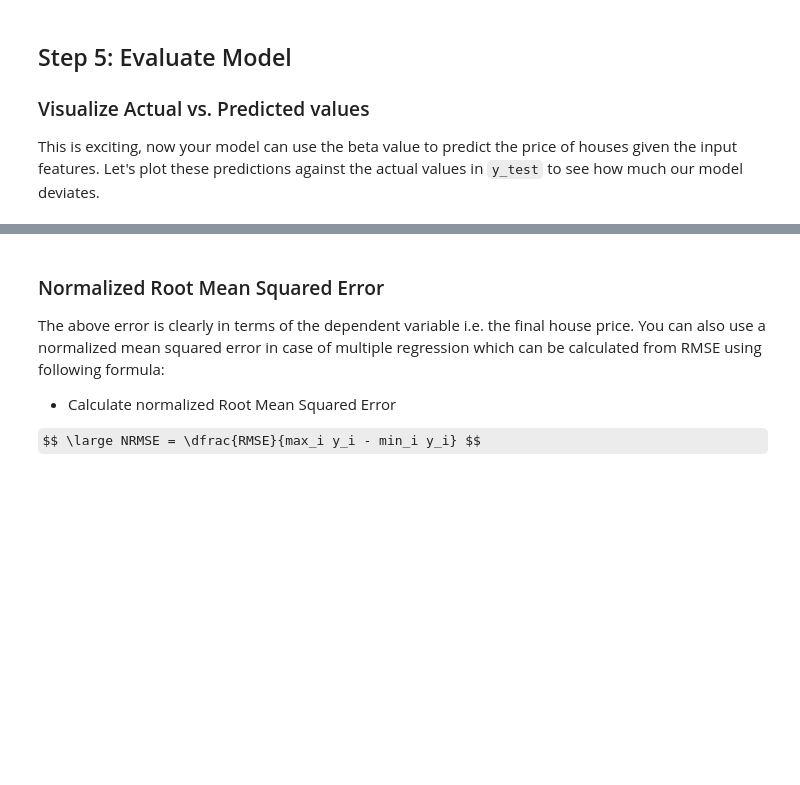
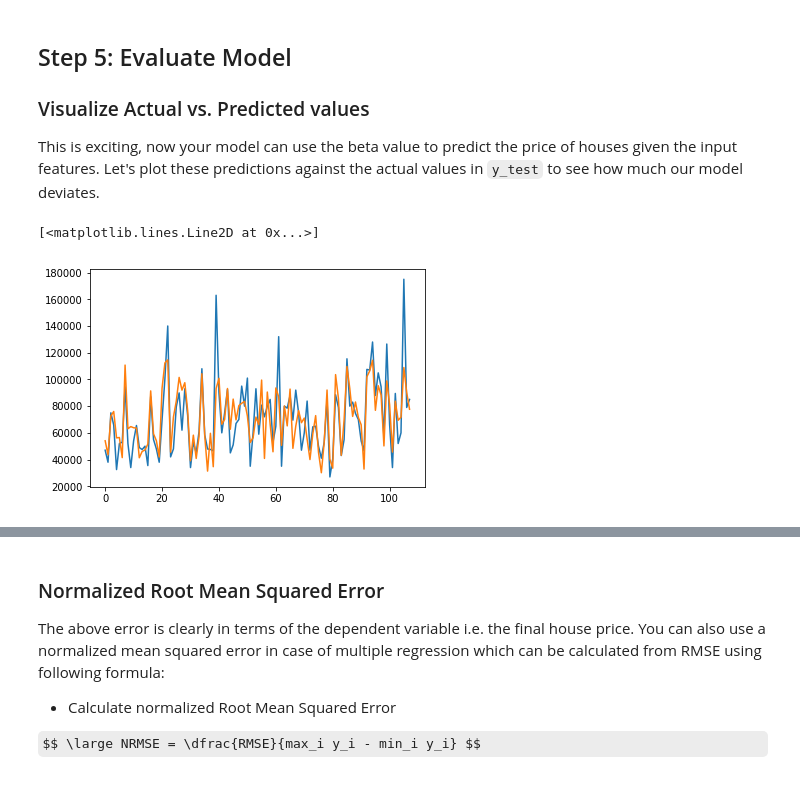
Before and after one commit to ortsed/dsc-linalg-regression-lab-dc-ds-career-042219, a Jupyter notebook: index.ipynb, the cells around one changed output, grey strips where cells are left out. Saved outputs shown, nothing was run; the diff lists cells and outputs as text; code cells hidden in the pictures; some formulas as TeX source; blank space fills up the shorter version.

```diff
--- a/index.ipynb
+++ b/index.ipynb
@@ -219,9 +219,12 @@ This is exciting, now your model can use the beta value to predict the price of
 # %%
 # Plot predicted and actual values as line plots
 import matplotlib.pyplot as plt
 %matplotlib inline
 plt.plot(y_test)
-plt.plot(y_pr)
+plt.plot(y_pred)
+# %% [output]
+[<matplotlib.lines.Line2D at 0x...>]
+[figure, added]
 # %% [markdown]
 <img src ="images/diff.png" width="750">
 
```
